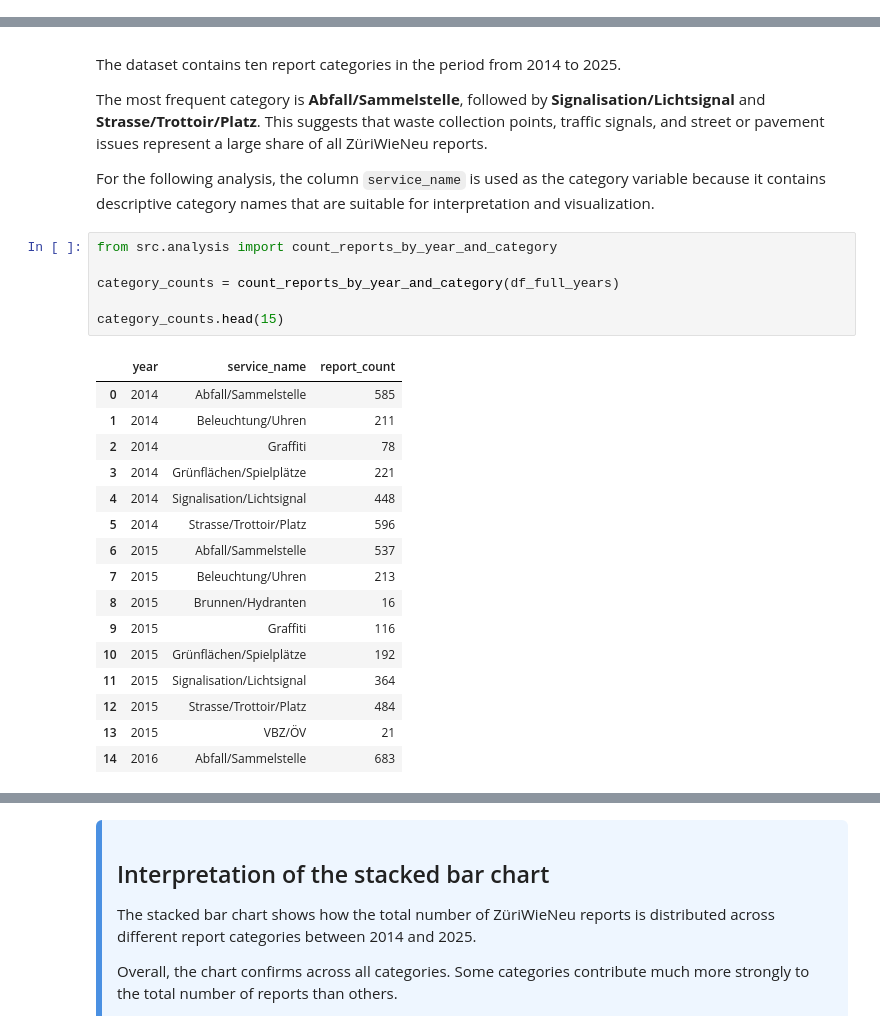
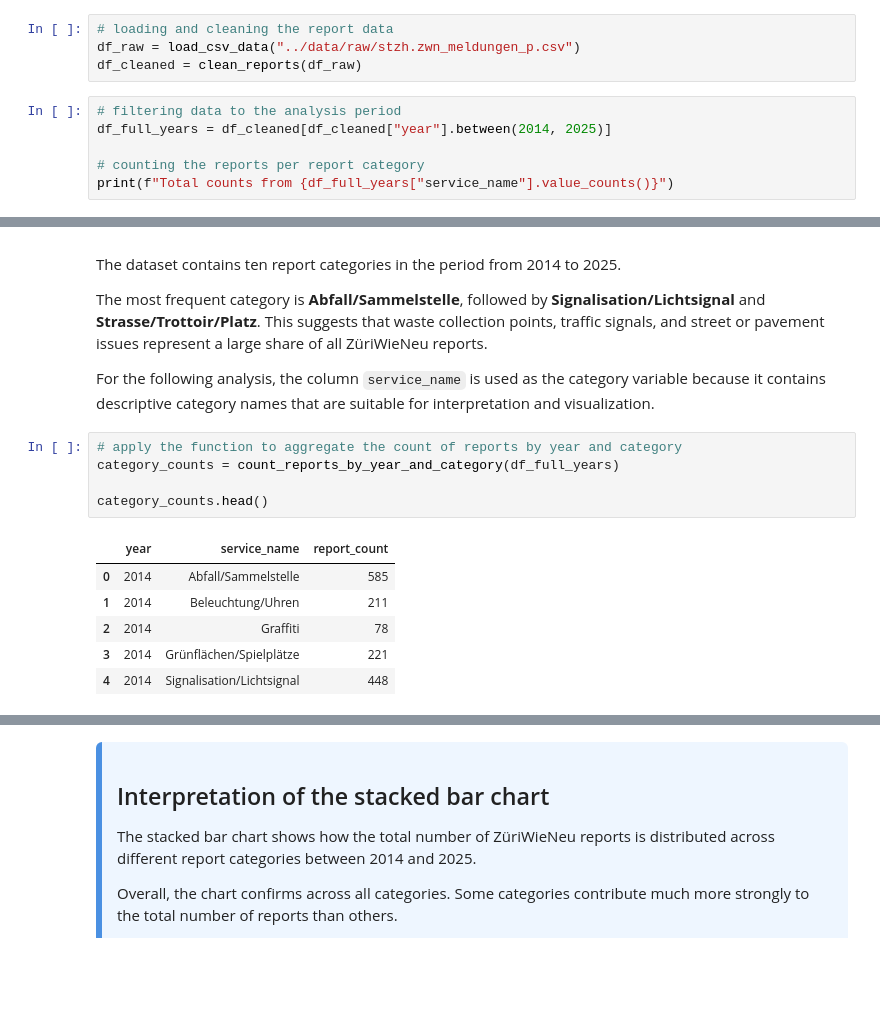
Before and after one commit to gldlauma/SDS210_IndividualProject, a Jupyter notebook: notebooks/02_R2.ipynb, the cells around one changed output, grey strips where cells are left out. Saved outputs shown, nothing was run; the diff lists cells and outputs as text; blank space fills up the shorter version.

Commit message:
clean research notebooks

```diff
--- a/notebooks/02_R2.ipynb
+++ b/notebooks/02_R2.ipynb
@@ -64,0 +40,10 @@ Name: count, dtype: int64
+# %%
+# loading and cleaning the report data
+df_raw = load_csv_data("../data/raw/stzh.zwn_meldungen_p.csv")
+df_cleaned = clean_reports(df_raw)
+# %%
+# filtering data to the analysis period
+df_full_years = df_cleaned[df_cleaned["year"].between(2014, 2025)]
+
+# counting the reports per report category
+print(f"Total counts from {df_full_years["service_name"].value_counts()}")
@@ -71,26 +69,15 @@ The most frequent category is **Abfall/Sammelstelle**, followed by **Signalisati
 
 For the following analysis, the column `service_name` is used as the category variable because it contains descriptive category names that are suitable for interpretation and visualization.
 # %%
-from src.analysis import count_reports_by_year_and_category
-
+# apply the function to aggregate the count of reports by year and category
 category_counts = count_reports_by_year_and_category(df_full_years)
 
-category_counts.head(15)
+category_counts.head()
 # %% [output]
 |  | year | service_name | report_count |
 | 0 | 2014 | Abfall/Sammelstelle | 585 |
 | 1 | 2014 | Beleuchtung/Uhren | 211 |
 | 2 | 2014 | Graffiti | 78 |
 | 3 | 2014 | Grünflächen/Spielplätze | 221 |
 | 4 | 2014 | Signalisation/Lichtsignal | 448 |
-| 5 | 2014 | Strasse/Trottoir/Platz | 596 |
-| 6 | 2015 | Abfall/Sammelstelle | 537 |
-| 7 | 2015 | Beleuchtung/Uhren | 213 |
-| 8 | 2015 | Brunnen/Hydranten | 16 |
-| 9 | 2015 | Graffiti | 116 |
-| 10 | 2015 | Grünflächen/Spielplätze | 192 |
-| 11 | 2015 | Signalisation/Lichtsignal | 364 |
-| 12 | 2015 | Strasse/Trottoir/Platz | 484 |
-| 13 | 2015 | VBZ/ÖV | 21 |
-| 14 | 2016 | Abfall/Sammelstelle | 683 |
 # %%
```
Also changed, not shown: parts of 9 cells of this notebook, 6 other files.
